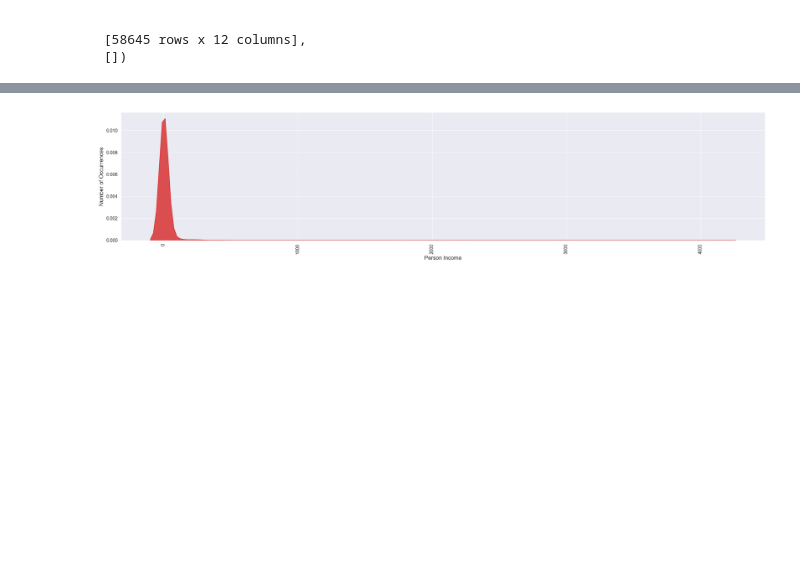
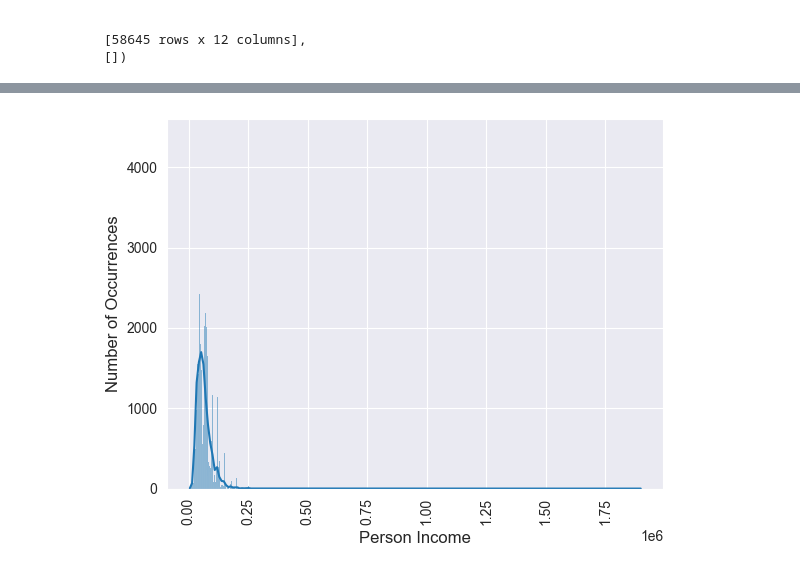
Before and after one commit to jasonwj96/kaggle-projects, a Jupyter notebook: Loan Approval Prediction.ipynb, the cells around one changed output, grey strips where cells are left out. Saved outputs shown, nothing was run; the diff lists cells and outputs as text; code cells hidden in the pictures; blank space fills up the shorter version.

```diff
--- a/Loan Approval Prediction.ipynb
+++ b/Loan Approval Prediction.ipynb
@@ -92,9 +122,9 @@ sns.countplot(train_df['person_home_ownership'])
 # %%
 categorical_cols = ['person_home_ownership', 'loan_intent', 'loan_grade','cb_person_default_on_file']
 
-#train_df = pd.get_dummies(train_df,
-#                          columns=categorical_cols,
-#                          drop_first=True)
+train_df = pd.get_dummies(train_df,
+                          columns=categorical_cols,
+                          drop_first=True)
 
 train_df.columns = [col.lower() for col in train_df.columns]
 
@@ -145,9 +149,8 @@ plt.show()
 # %%
-plt.figure(figsize=(25,5))
-sns.kdeplot(train_df['person_income'].value_counts(), alpha=0.8, color=color[3], fill=True)
+sns.histplot(train_df['person_income'], kde=True)
 plt.xticks(rotation='vertical')
 plt.xlabel('Person Income', fontsize=12)
 plt.ylabel('Number of Occurrences', fontsize=12)
 plt.show()
 # %% [output]
-[figure, old version]
+[figure, new version]
```
Also changed, not shown: parts of 15 cells of this notebook.
